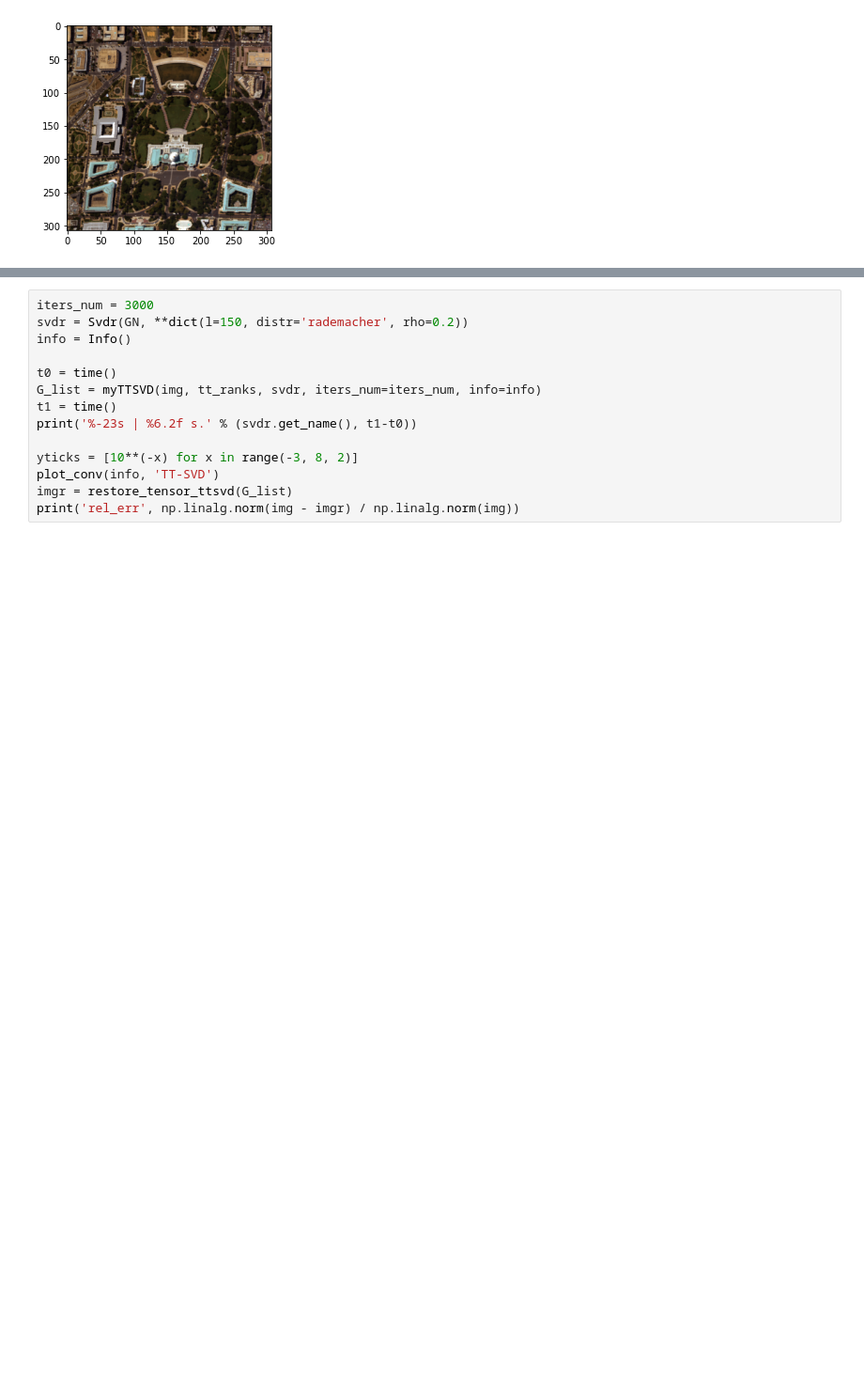
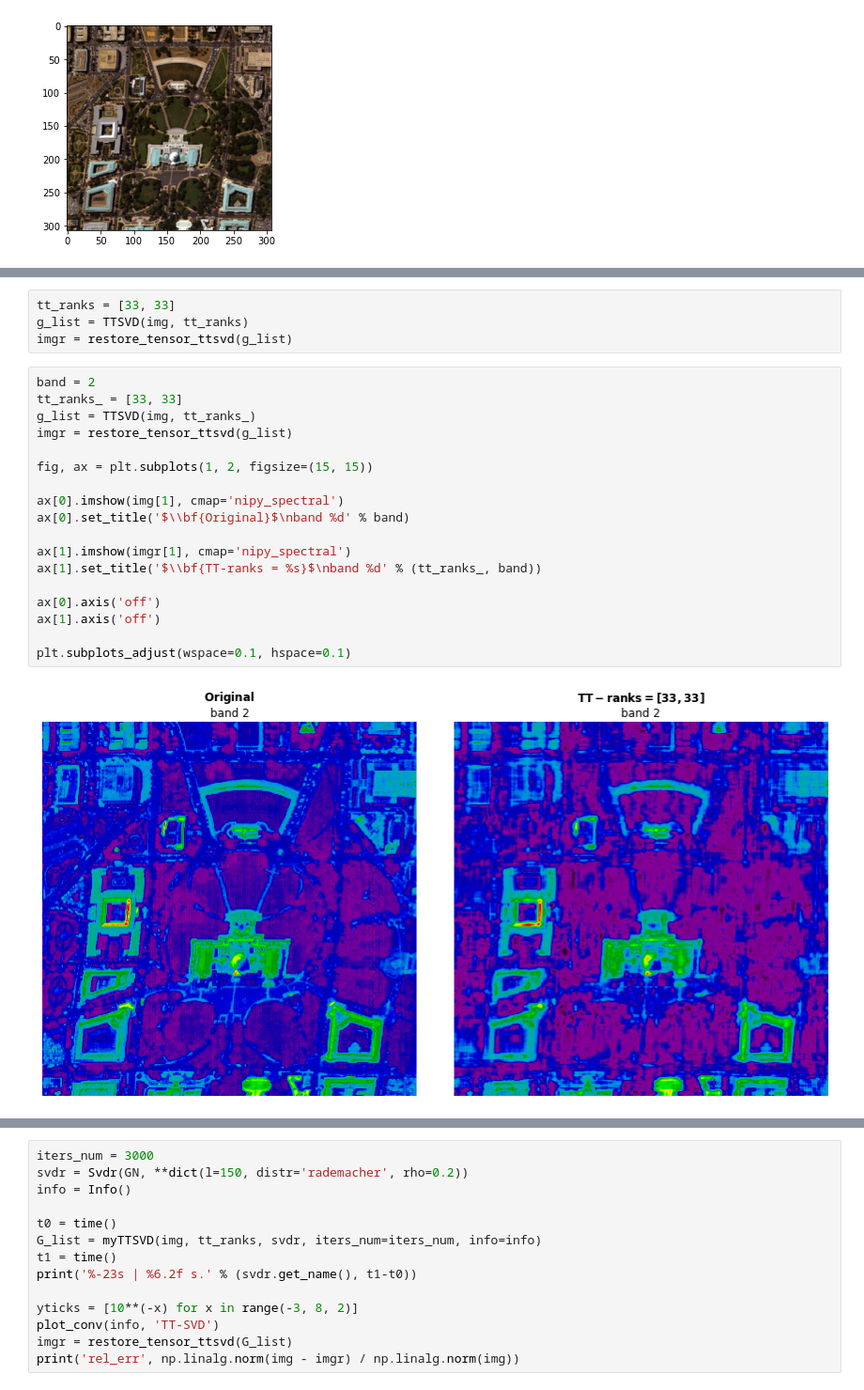
Before and after one commit to azamat11235/NLRTA, a Jupyter notebook: experiments_2.ipynb, the cells around one changed output, grey strips where cells are left out. Shown at 94% size. Saved outputs shown, nothing was run; the diff lists cells and outputs as text; blank space fills up the shorter version.

```diff
--- a/experiments_2.ipynb
+++ b/experiments_2.ipynb
@@ -863,0 +770,24 @@ relative error (che)        |   0.69861
+# %%
+tt_ranks = [33, 33]
+g_list = TTSVD(img, tt_ranks)
+imgr = restore_tensor_ttsvd(g_list)
+# %%
+band = 2
+tt_ranks_ = [33, 33]
+g_list = TTSVD(img, tt_ranks_)
+imgr = restore_tensor_ttsvd(g_list)
+
+fig, ax = plt.subplots(1, 2, figsize=(15, 15))
+
+ax[0].imshow(img[1], cmap='nipy_spectral')
+ax[0].set_title('$\\bf{Original}$\nband %d' % band)
+
+ax[1].imshow(imgr[1], cmap='nipy_spectral')
+ax[1].set_title('$\\bf{TT-ranks = %s}$\nband %d' % (tt_ranks_, band))
+
+ax[0].axis('off')
+ax[1].axis('off')
+
+plt.subplots_adjust(wspace=0.1, hspace=0.1)
+# %% [output]
+[figure, added]
```
Also changed, not shown: parts of 19 cells of this notebook, 3 other files.
